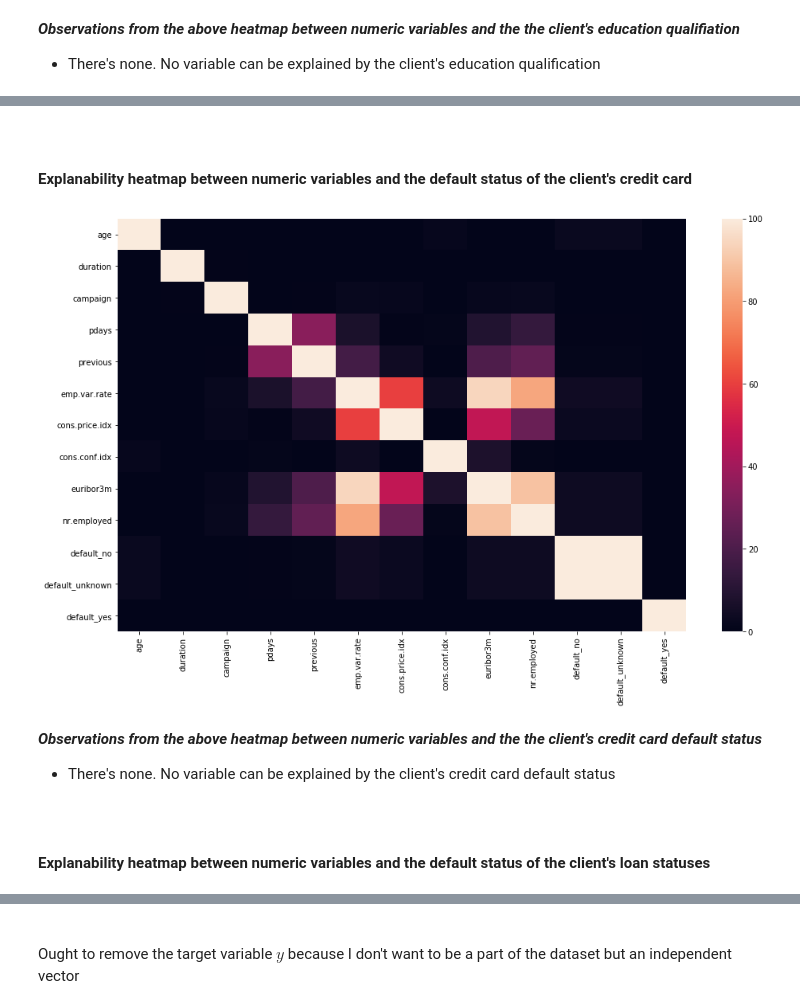
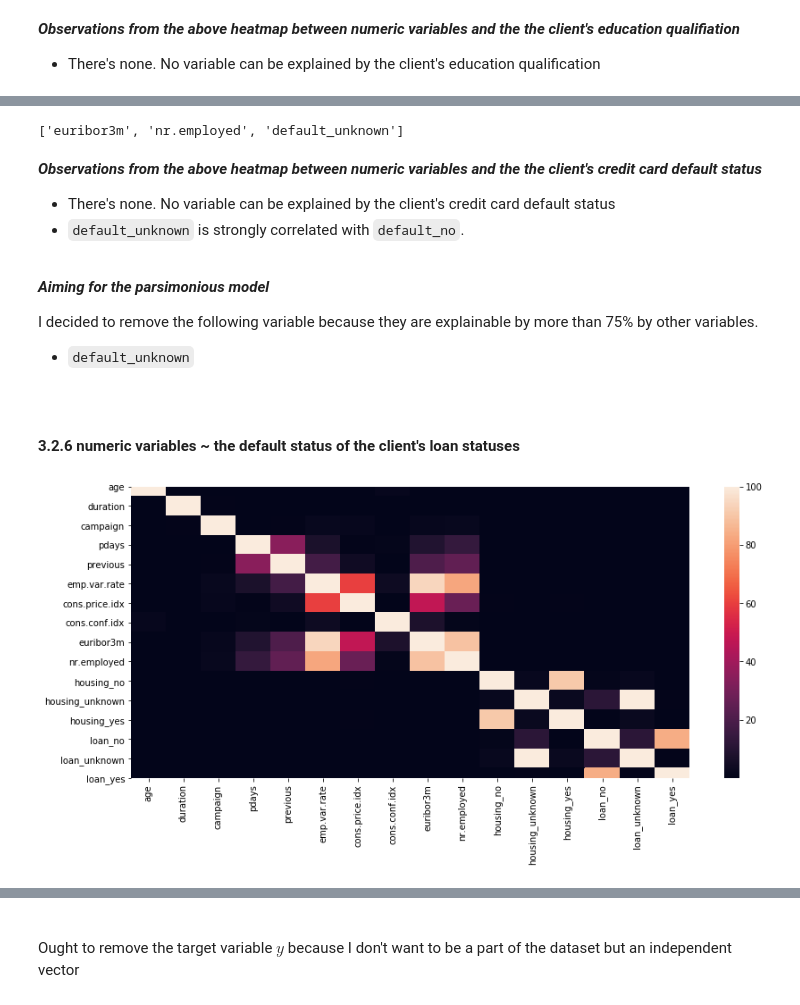
Before and after one commit to Dexter1618/DeepLearningAcademy, a Jupyter notebook: Project01/Predictive_Behavior_Modelling.ipynb, the cells around one changed output, grey strips where cells are left out. Cells and saved outputs as stored; diff of their text form; code cells hidden in the pictures.

```diff
--- a/Project01/Predictive_Behavior_Modelling.ipynb
+++ b/Project01/Predictive_Behavior_Modelling.ipynb
@@ -218,8 +235,8 @@ temp = pd.get_dummies(data = df.drop("y", axis = 1, inplace = False), columns =
 correlation_matrix = temp.corr()
 explanability_matrix = correlation_matrix.swifter.apply(lambda x: x ** 2) * 100
 
-plt.rcParams['figure.figsize'] = 16, 9
-plt.subplots_adjust(left = 0.125, bottom = 0.1, right = 0.9, top = 0.9, wspace = 0.9, hspace = 0.9)
+plt.rcParams['figure.figsize'] = 14, 6
+plt.tight_layout()
 
 sns.heatmap(explanability_matrix)
 plt.show()
@@ -238,8 +255,8 @@ temp = pd.get_dummies(data = df.drop("y", axis = 1, inplace = False), columns =
 correlation_matrix = temp.corr()
 explanability_matrix = correlation_matrix.swifter.apply(lambda x: x ** 2) * 100
 
-plt.rcParams['figure.figsize'] = 16, 9
-plt.subplots_adjust(left = 0.125, bottom = 0.1, right = 0.9, top = 0.9, wspace = 0.9, hspace = 0.9)
+plt.rcParams['figure.figsize'] = 14, 6
+plt.tight_layout()
 
 sns.heatmap(explanability_matrix)
 plt.show()
@@ -258,8 +275,8 @@ temp = pd.get_dummies(data = df.drop("y", axis = 1, inplace = False), columns =
 correlation_matrix = temp.corr()
 explanability_matrix = correlation_matrix.swifter.apply(lambda x: x ** 2) * 100
 
-plt.rcParams['figure.figsize'] = 16, 9
-plt.subplots_adjust(left = 0.125, bottom = 0.1, right = 0.9, top = 0.9, wspace = 0.9, hspace = 0.9)
+plt.rcParams['figure.figsize'] = 14, 6
+plt.tight_layout()
 
 sns.heatmap(explanability_matrix)
 plt.show()
@@ -271,0 +293,10 @@ plt.show()
+# %%
+temp = pd.get_dummies(data = df.drop("y", axis = 1, inplace = False), columns = ["default"])
+correlation_matrix = temp.corr()
+explanability_matrix = correlation_matrix.swifter.apply(lambda x: x ** 2) * 100
+
+plt.rcParams['figure.figsize'] = 14, 6
+plt.tight_layout()
+
+sns.heatmap(explanability_matrix)
+plt.show()
@@ -272,24 +305,38 @@ plt.show()
+# %%
+upper = explanability_matrix.where(np.triu(np.ones(explanability_matrix.shape), k = 1).astype(np.bool))
+to_drop = [column for column in upper.columns if any(upper[column] > 75)]
+to_drop
+# %% [output]
+['euribor3m', 'nr.employed', 'default_unknown']
+# %% [markdown]
+***Observations from the above heatmap between numeric variables and the the client's credit card default status***
+
+- There's none. No variable can be explained by the client's credit card default status
+- `default_unknown` is strongly correlated with `default_no`.
+
+
+
+
+<br>
+
+***Aiming for the parsimonious model***
+
+I decided to remove the following variable because they are explainable by more than 75% by other variables.
+
+- `default_unknown`
 # %% [markdown]
 <br>
 
-#### Explanability heatmap between numeric variables and the default status of the client's credit card
+#### 3.2.6 numeric variables ~ the default status of the client's loan statuses
 # %%
-temp = pd.get_dummies(data = df.drop("y", axis = 1, inplace = False), columns = ["default"])
+temp = pd.get_dummies(data = df.drop("y", axis = 1, inplace = False), columns = ["housing", "loan"])
 correlation_matrix = temp.corr()
 explanability_matrix = correlation_matrix.swifter.apply(lambda x: x ** 2) * 100
 
-plt.rcParams['figure.figsize'] = 16, 9
-plt.subplots_adjust(left = 0.125, bottom = 0.1, right = 0.9, top = 0.9, wspace = 0.9, hspace = 0.9)
+plt.rcParams['figure.figsize'] = 14, 6
+plt.tight_layout()
 
 sns.heatmap(explanability_matrix)
 plt.show()
 # %% [output]
-[figure, old version]
+[figure, new version]
-# %% [markdown]
-***Observations from the above heatmap between numeric variables and the the client's credit card default status***
-
-- There's none. No variable can be explained by the client's credit card default status
-# %% [markdown]
-<br>
-
-#### Explanability heatmap between numeric variables and the default status of the client's loan statuses
```
Also changed, not shown: parts of 124 cells of this notebook.
